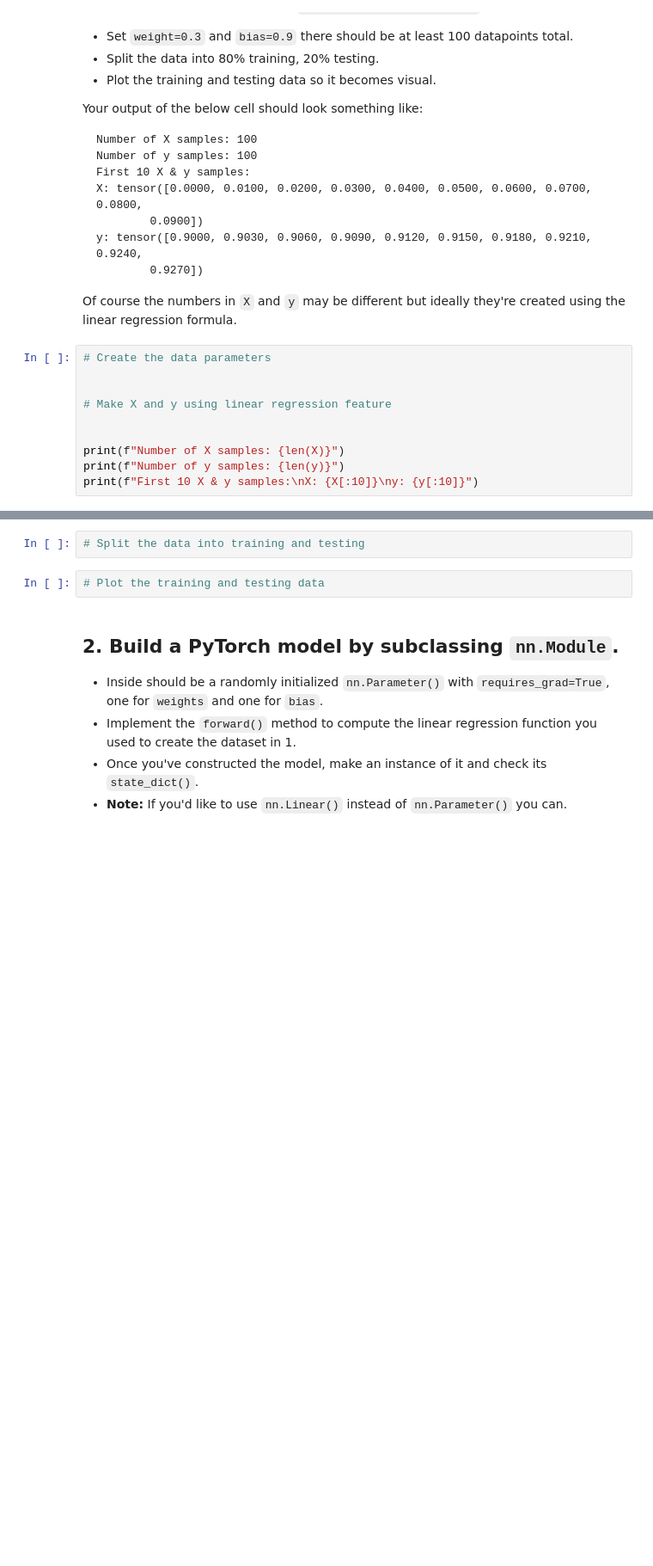
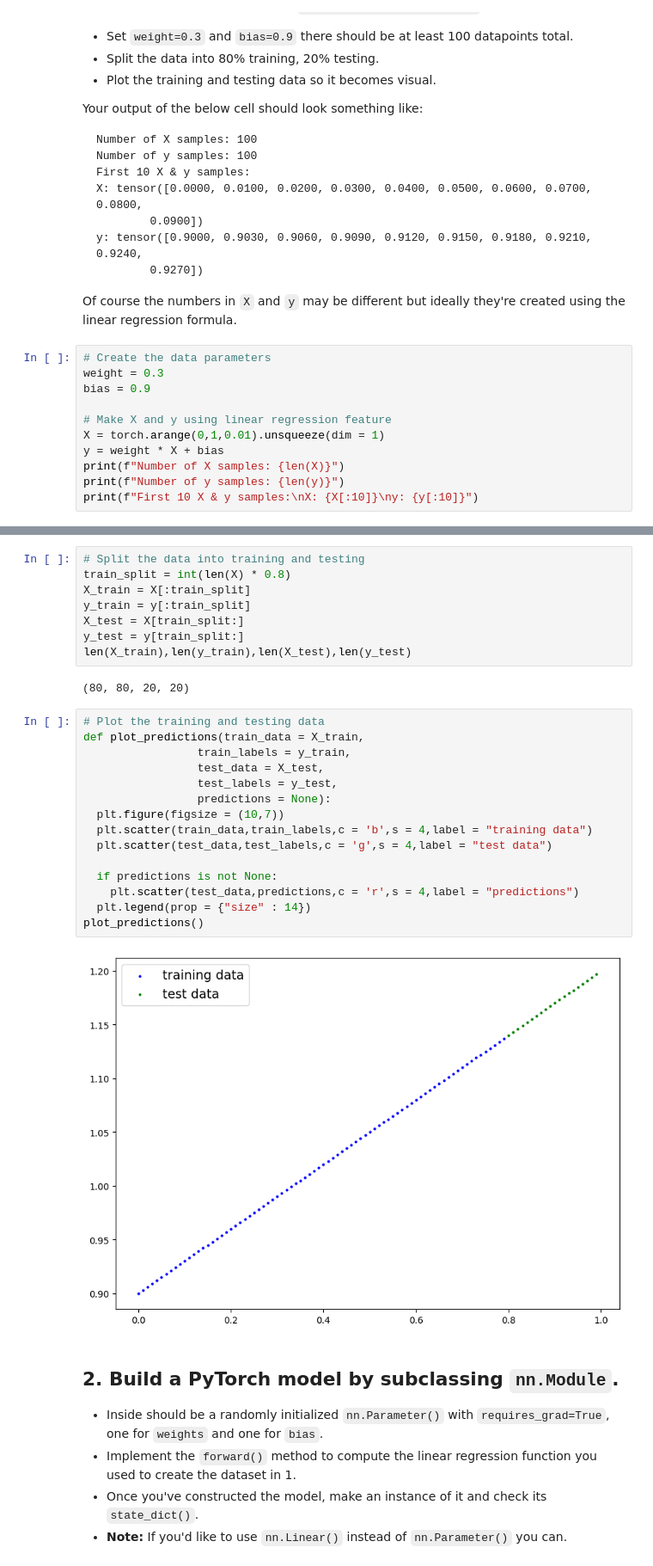
Before and after one commit to Avichay3/Full-training, a Jupyter notebook: Copy_of_01_pytorch_workflow_exercises.ipynb, the cells around one changed output, grey strips where cells are left out. Shown at 86% size. Cells and saved outputs as stored; diff of their text form; blank space fills up the shorter version.

```diff
--- a/Copy_of_01_pytorch_workflow_exercises.ipynb
+++ b/Copy_of_01_pytorch_workflow_exercises.ipynb
@@ -36,11 +43,12 @@ y: tensor([0.9000, 0.9030, 0.9060, 0.9090, 0.9120, 0.9150, 0.9180, 0.9210, 0.924
 Of course the numbers in `X` and `y` may be different but ideally they're created using the linear regression formula.
 # %%
 # Create the data parameters
-
+weight = 0.3
+bias = 0.9
 
 # Make X and y using linear regression feature
-
-
+X = torch.arange(0,1,0.01).unsqueeze(dim = 1)
+y = weight * X + bias
 print(f"Number of X samples: {len(X)}")
 print(f"Number of y samples: {len(y)}")
 print(f"First 10 X & y samples:\nX: {X[:10]}\ny: {y[:10]}")
@@ -47,7 +73,30 @@ print(f"First 10 X & y samples:\nX: {X[:10]}\ny: {y[:10]}")
-# %%
-# Split the data into training and testing
-# %%
-# Plot the training and testing data
+# %%
+# Split the data into training and testing
+train_split = int(len(X) * 0.8)
+X_train = X[:train_split]
+y_train = y[:train_split]
+X_test = X[train_split:]
+y_test = y[train_split:]
+len(X_train),len(y_train),len(X_test),len(y_test)
+# %% [output]
+(80, 80, 20, 20)
+# %%
+# Plot the training and testing data
+def plot_predictions(train_data = X_train,
+                 train_labels = y_train,
+                 test_data = X_test,
+                 test_labels = y_test,
+                 predictions = None):
+  plt.figure(figsize = (10,7))
+  plt.scatter(train_data,train_labels,c = 'b',s = 4,label = "training data")
+  plt.scatter(test_data,test_labels,c = 'g',s = 4,label = "test data")
+
+  if predictions is not None:
+    plt.scatter(test_data,predictions,c = 'r',s = 4,label = "predictions")
+  plt.legend(prop = {"size" : 14})
+plot_predictions()
+# %% [output]
+[figure, added]
 # %% [markdown]
 ## 2. Build a PyTorch model by subclassing `nn.Module`.
   * Inside should be a randomly initialized `nn.Parameter()` with `requires_grad=True`, one for `weights` and one for `bias`.
```
Also changed, not shown: parts of 11 cells of this notebook.
